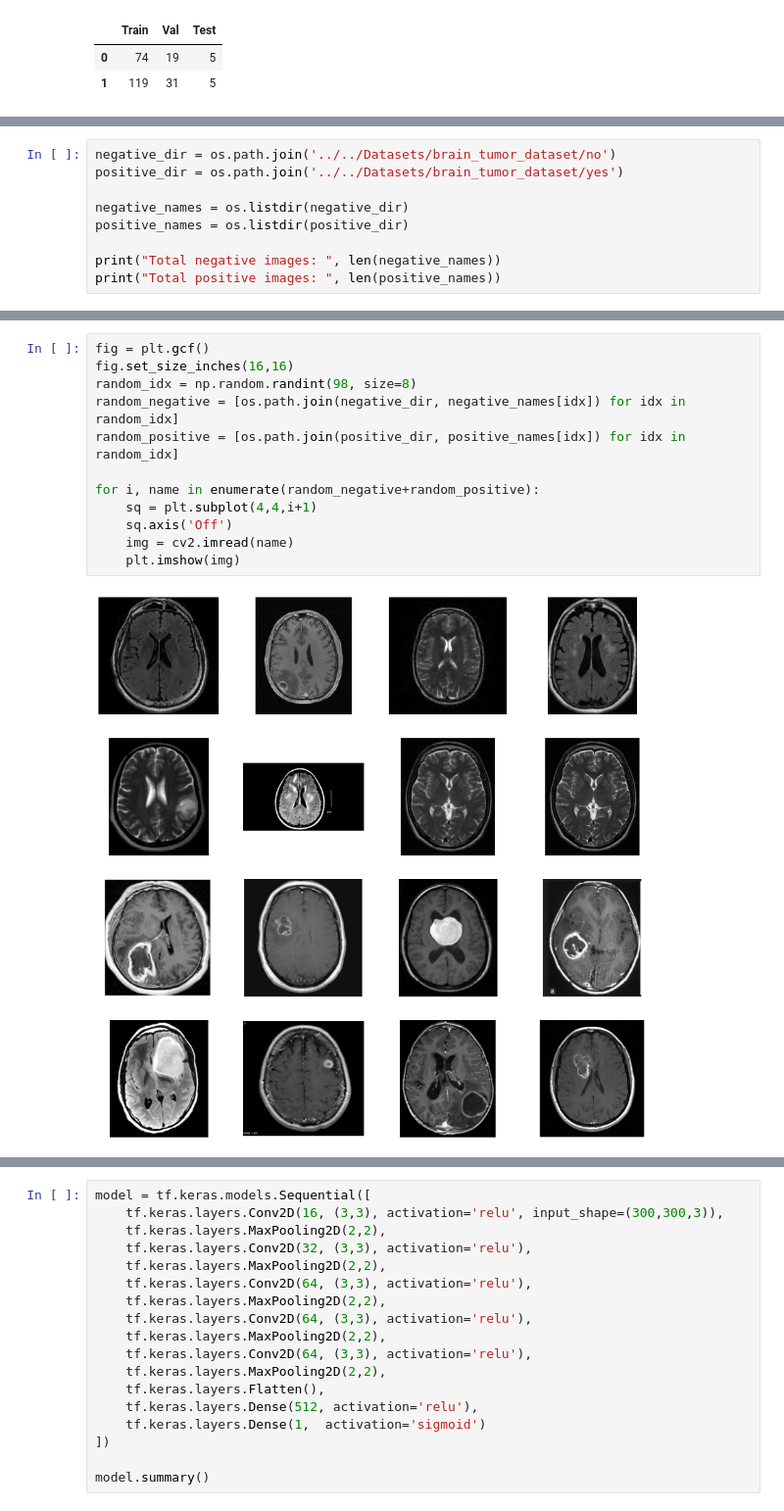
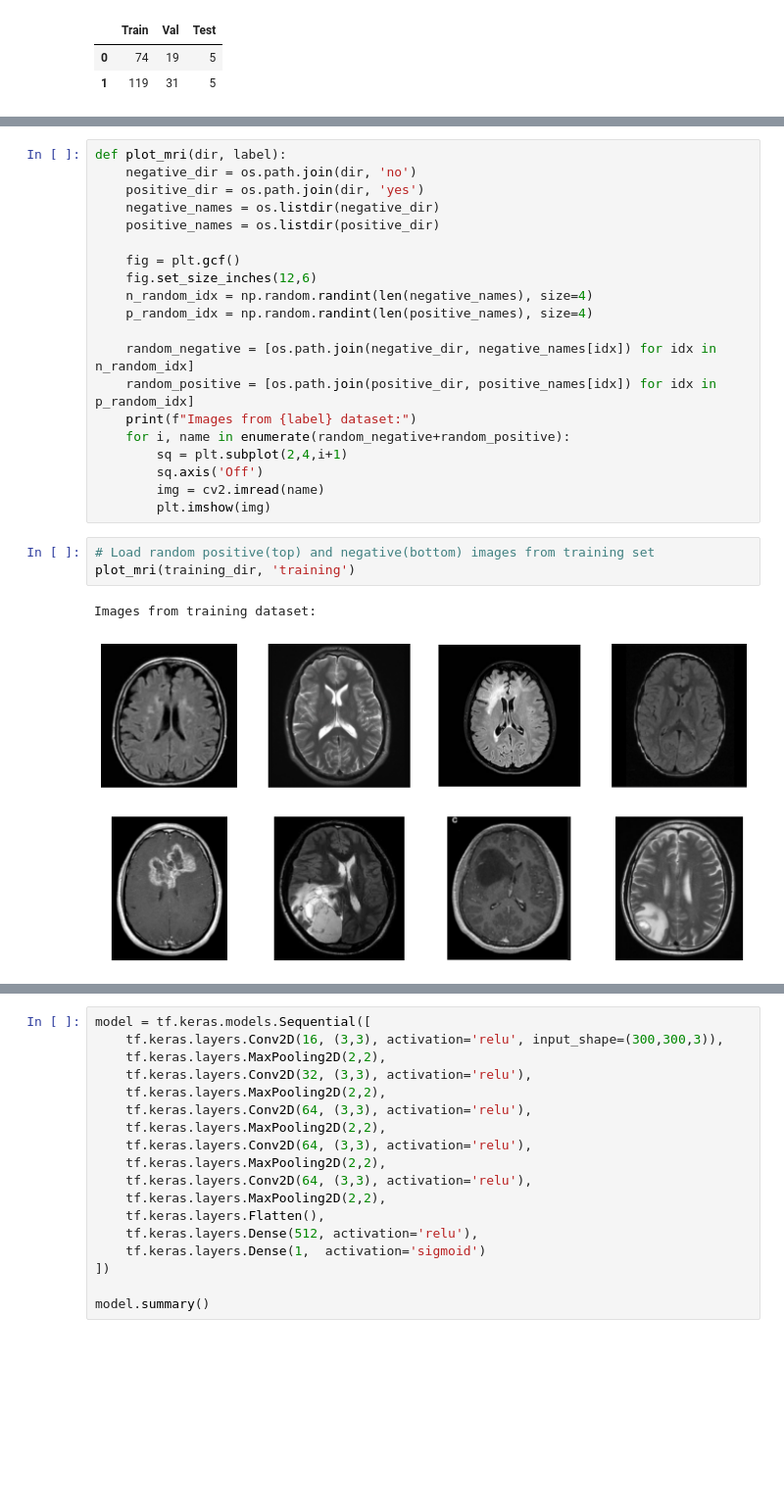
Before and after one commit to ievazzade/ML_Projects, a Jupyter notebook: Brain_Tumor_Detection/Brain_Tumor_Detection.ipynb, the cells around one changed output, grey strips where cells are left out. Shown at 98% size. Drawn from its saved outputs; the diff is of its cells as text; blank space fills up the shorter version.

Commit message:
Load the data and create data generators

```diff
--- a/Brain_Tumor_Detection/Brain_Tumor_Detection.ipynb
+++ b/Brain_Tumor_Detection/Brain_Tumor_Detection.ipynb
@@ -95,9 +95,0 @@ from tensorflow.keras.preprocessing.image import ImageDataGenerator
-# %%
-negative_dir = os.path.join('../../Datasets/brain_tumor_dataset/no')
-positive_dir = os.path.join('../../Datasets/brain_tumor_dataset/yes')
-
-negative_names = os.listdir(negative_dir)
-positive_names = os.listdir(positive_dir)
-
-print("Total negative images: ", len(negative_names))
-print("Total positive images: ", len(positive_names))
@@ -107,14 +120,26 @@ Total positive images:  155
 # %%
-fig = plt.gcf()
-fig.set_size_inches(16,16)
-random_idx = np.random.randint(98, size=8)
-random_negative = [os.path.join(negative_dir, negative_names[idx]) for idx in random_idx]
-random_positive = [os.path.join(positive_dir, positive_names[idx]) for idx in random_idx]
+def plot_mri(dir, label):
+    negative_dir = os.path.join(dir, 'no')
+    positive_dir = os.path.join(dir, 'yes')
+    negative_names = os.listdir(negative_dir)
+    positive_names = os.listdir(positive_dir)
 
-for i, name in enumerate(random_negative+random_positive):
-    sq = plt.subplot(4,4,i+1)
-    sq.axis('Off')
-    img = cv2.imread(name)
-    plt.imshow(img)
+    fig = plt.gcf()
+    fig.set_size_inches(12,6)
+    n_random_idx = np.random.randint(len(negative_names), size=4)
+    p_random_idx = np.random.randint(len(positive_names), size=4)
+
+    random_negative = [os.path.join(negative_dir, negative_names[idx]) for idx in n_random_idx]
+    random_positive = [os.path.join(positive_dir, positive_names[idx]) for idx in p_random_idx]
+    print(f"Images from {label} dataset:")
+    for i, name in enumerate(random_negative+random_positive):
+        sq = plt.subplot(2,4,i+1)
+        sq.axis('Off')
+        img = cv2.imread(name)
+        plt.imshow(img)
-# %% [output]
-[figure, removed]
+# %%
+# Load random positive(top) and negative(bottom) images from training set
+plot_mri(training_dir, 'training')
+# %% [output]
+Images from training dataset:
+[figure, added]
```
Also changed, not shown: parts of 9 cells of this notebook.
